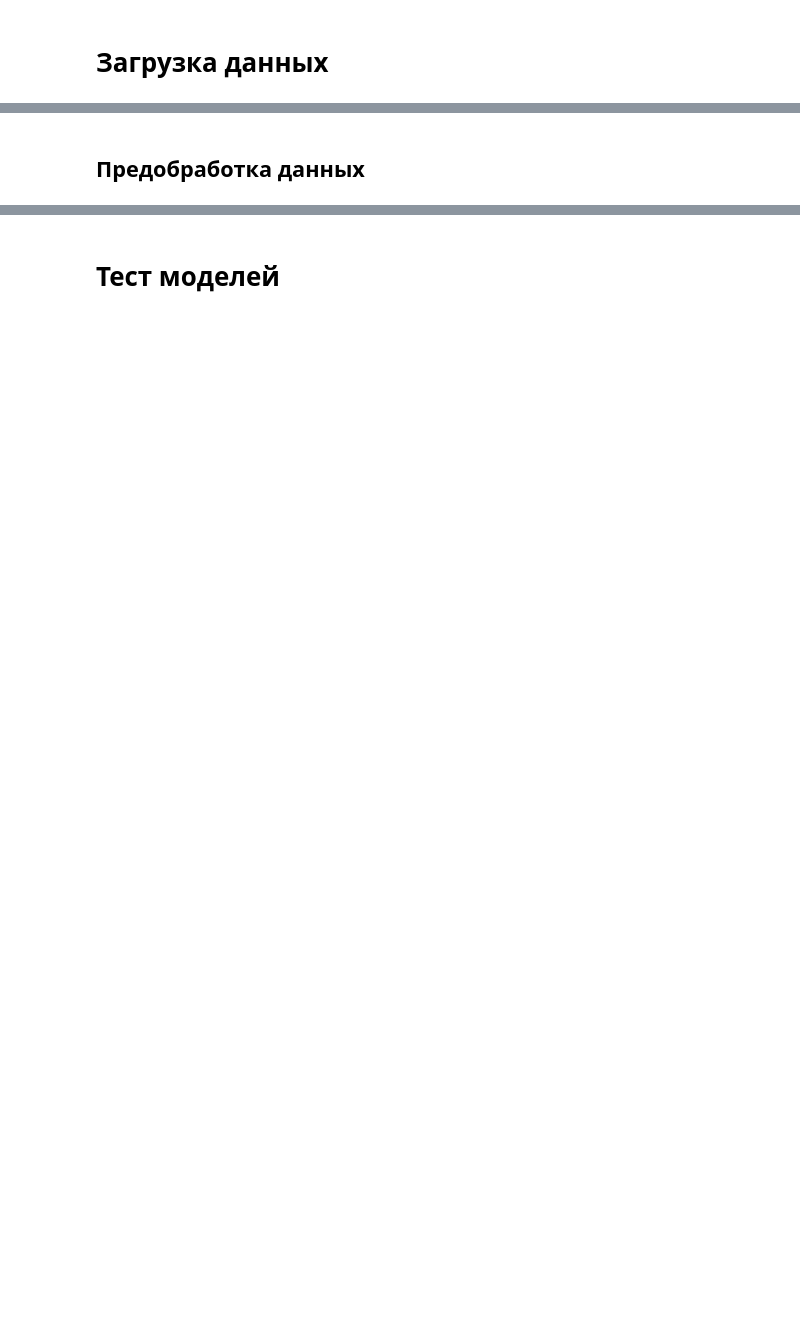
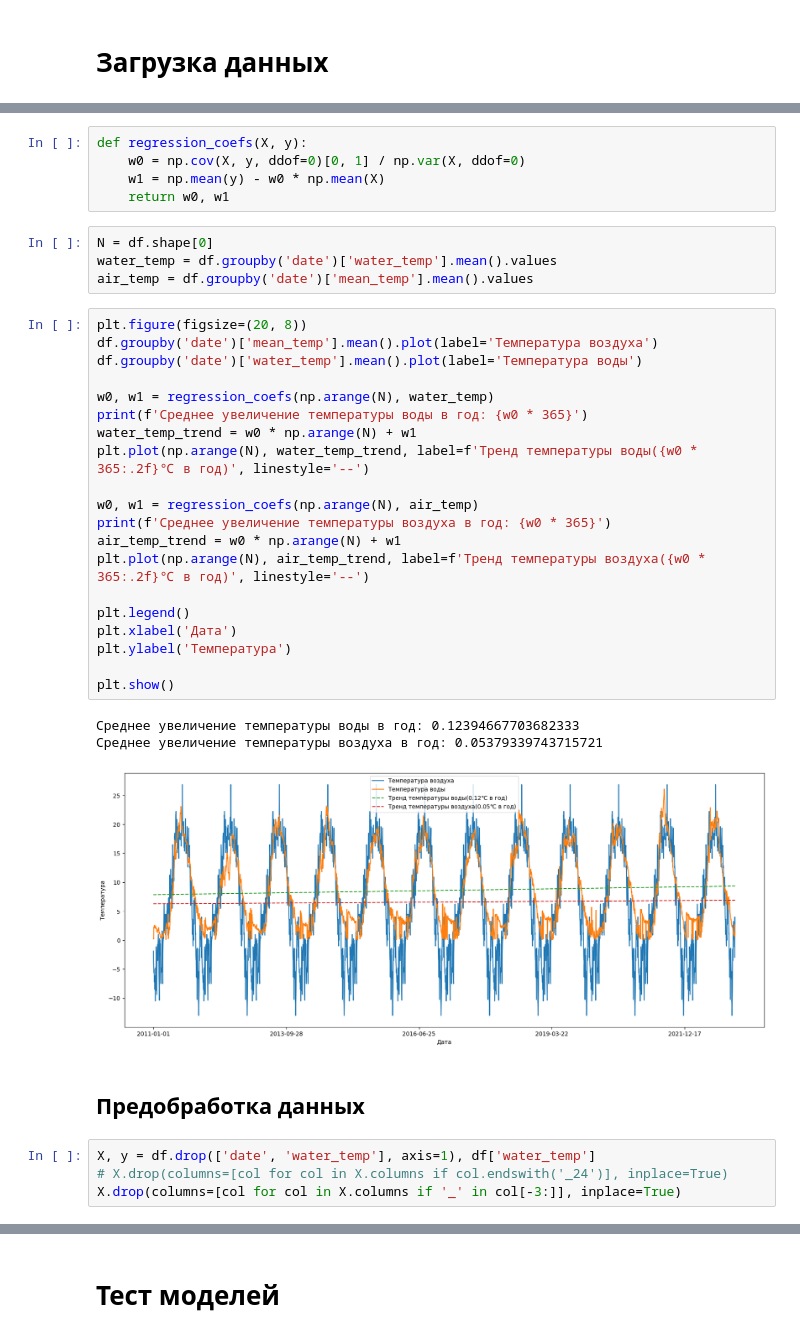
Before and after one commit to kotoskar/water-temp-prediction, a Jupyter notebook: analysing/analysing.ipynb, the cells around one changed output, grey strips where cells are left out. Drawn from its saved outputs; the diff is of its cells as text; blank space fills up the shorter version.

```diff
--- a/analysing/analysing.ipynb
+++ b/analysing/analysing.ipynb
@@ -32,3 +74,40 @@ df['mean_wind_speed'] = sum([df[f'wind_speed_{i}'] for i in range(0, 24, 3)]) /
+# %%
+def regression_coefs(X, y):
+    w0 = np.cov(X, y, ddof=0)[0, 1] / np.var(X, ddof=0)
+    w1 = np.mean(y) - w0 * np.mean(X)
+    return w0, w1
+# %%
+N = df.shape[0]
+water_temp = df.groupby('date')['water_temp'].mean().values
+air_temp = df.groupby('date')['mean_temp'].mean().values
+# %%
+plt.figure(figsize=(20, 8))
+df.groupby('date')['mean_temp'].mean().plot(label='Температура воздуха')
+df.groupby('date')['water_temp'].mean().plot(label='Температура воды')
+
+w0, w1 = regression_coefs(np.arange(N), water_temp)
+print(f'Среднее увеличение температуры воды в год: {w0 * 365}')
+water_temp_trend = w0 * np.arange(N) + w1
+plt.plot(np.arange(N), water_temp_trend, label=f'Тренд температуры воды({w0 * 365:.2f}℃ в год)', linestyle='--')
+
+w0, w1 = regression_coefs(np.arange(N), air_temp)
+print(f'Среднее увеличение температуры воздуха в год: {w0 * 365}')
+air_temp_trend = w0 * np.arange(N) + w1
+plt.plot(np.arange(N), air_temp_trend, label=f'Тренд температуры воздуха({w0 * 365:.2f}℃ в год)', linestyle='--')
+
+plt.legend()
+plt.xlabel('Дата')
+plt.ylabel('Температура')
+
+plt.show()
+# %% [output]
+Среднее увеличение температуры воды в год: 0.12394667703682333
+Среднее увеличение температуры воздуха в год: 0.05379339743715721
+[figure, added]
 # %% [markdown]
 ## Предобработка данных
+# %%
+X, y = df.drop(['date', 'water_temp'], axis=1), df['water_temp']
+# X.drop(columns=[col for col in X.columns if col.endswith('_24')], inplace=True)
+X.drop(columns=[col for col in X.columns if '_' in col[-3:]], inplace=True)
 # %%
```
Also changed, not shown: parts of 23 cells of this notebook, 3 other files.
